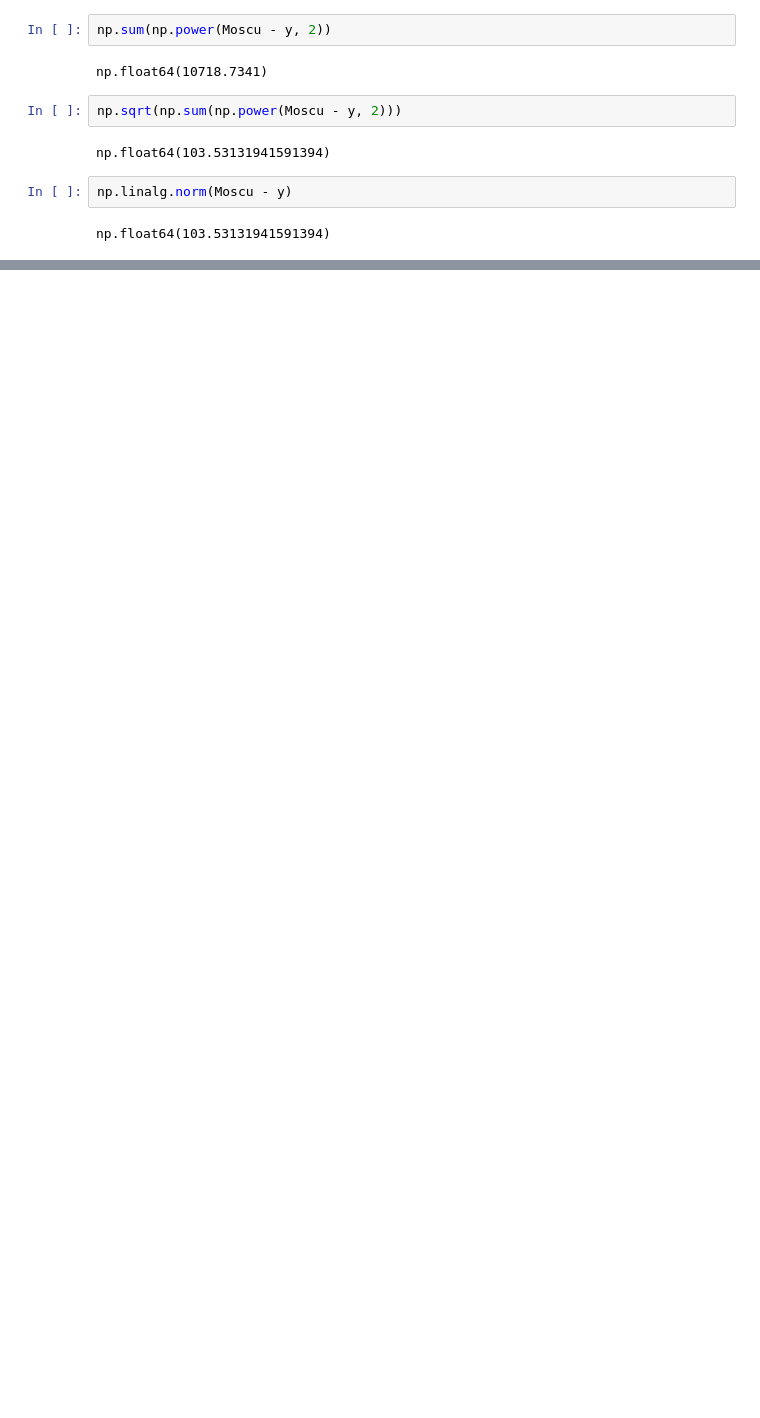
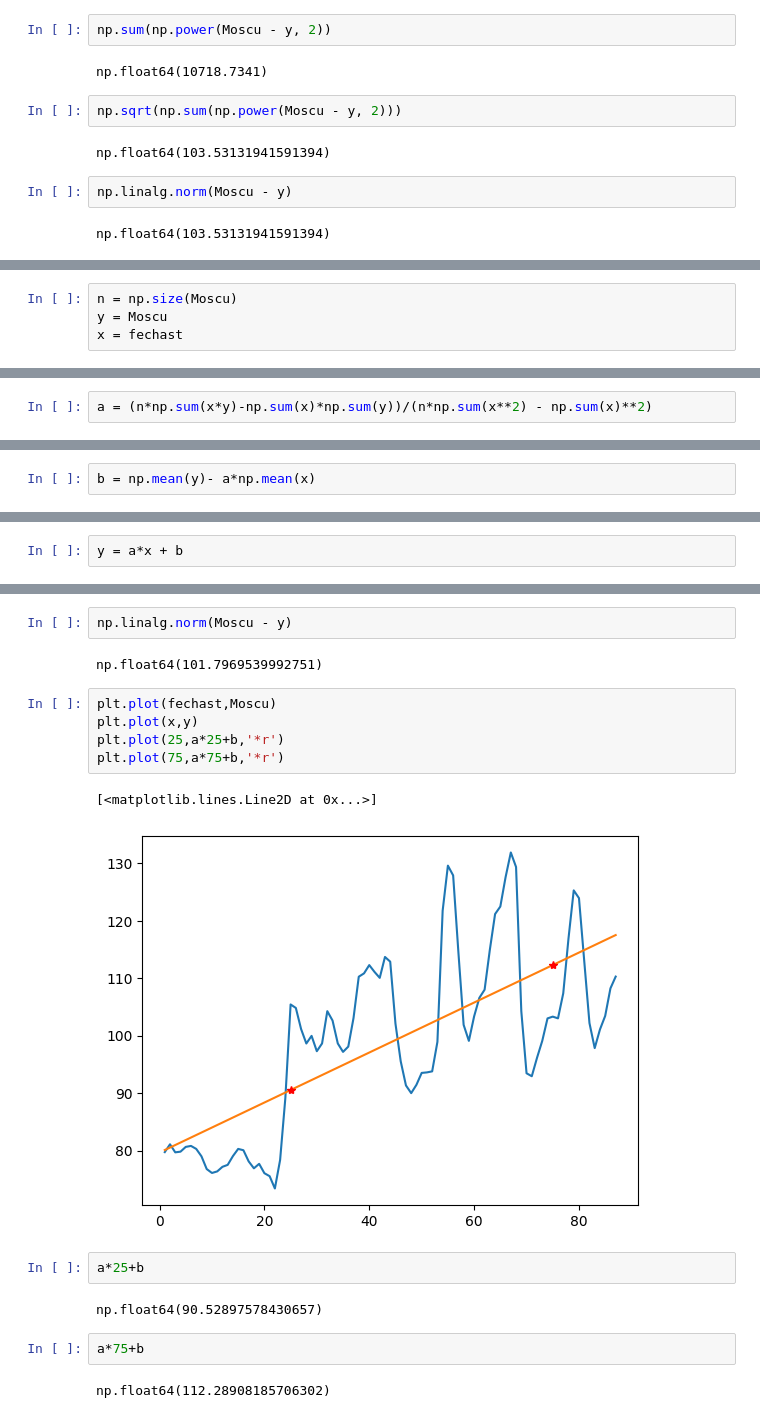
Before and after one commit to Cristiand056/Alura_data_science_basico, a Jupyter notebook: Numpy.ipynb, the cells around one changed output, grey strips where cells are left out. Cells and saved outputs as stored; diff of their text form; blank space fills up the shorter version.

```diff
--- a/Numpy.ipynb
+++ b/Numpy.ipynb
@@ -346,0 +367,4 @@ np.float64(103.53131941591394)
+# %%
+n = np.size(Moscu)
+y = Moscu
+x = fechast
@@ -346,0 +373,2 @@ np.float64(103.53131941591394)
+# %%
+a = (n*np.sum(x*y)-np.sum(x)*np.sum(y))/(n*np.sum(x**2) - np.sum(x)**2)
@@ -346,0 +377,2 @@ np.float64(103.53131941591394)
+# %%
+b = np.mean(y)- a*np.mean(x)
@@ -346,0 +384,2 @@ np.float64(103.53131941591394)
+# %%
+y = a*x + b
@@ -346,0 +406,20 @@ np.float64(103.53131941591394)
+# %%
+np.linalg.norm(Moscu - y)
+# %% [output]
+np.float64(101.7969539992751)
+# %%
+plt.plot(fechast,Moscu)
+plt.plot(x,y)
+plt.plot(25,a*25+b,'*r')
+plt.plot(75,a*75+b,'*r')
+# %% [output]
+[<matplotlib.lines.Line2D at 0x...>]
+[figure, added]
+# %%
+a*25+b
+# %% [output]
+np.float64(90.52897578430657)
+# %%
+a*75+b
+# %% [output]
+np.float64(112.28908185706302)
```
Also changed, not shown: parts of 8 cells of this notebook.
